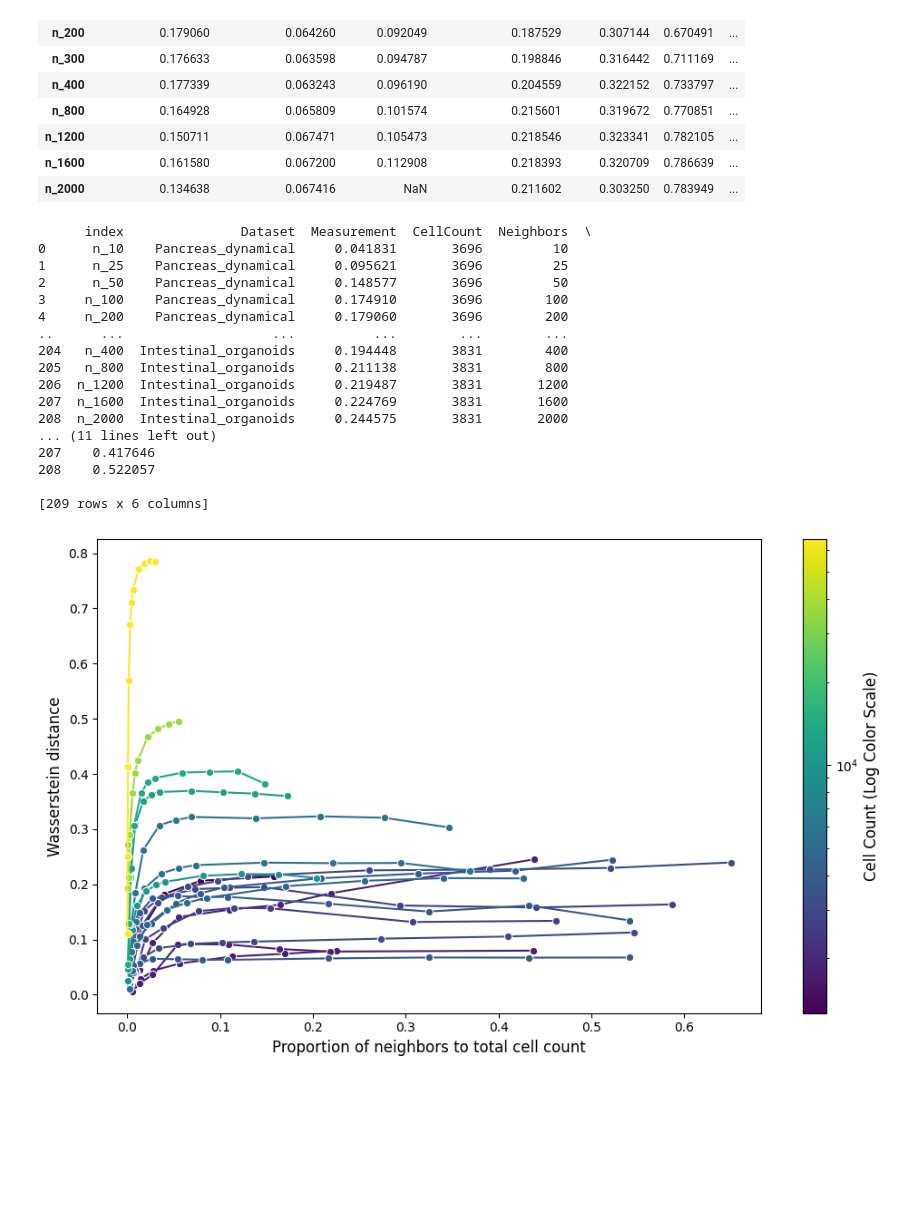
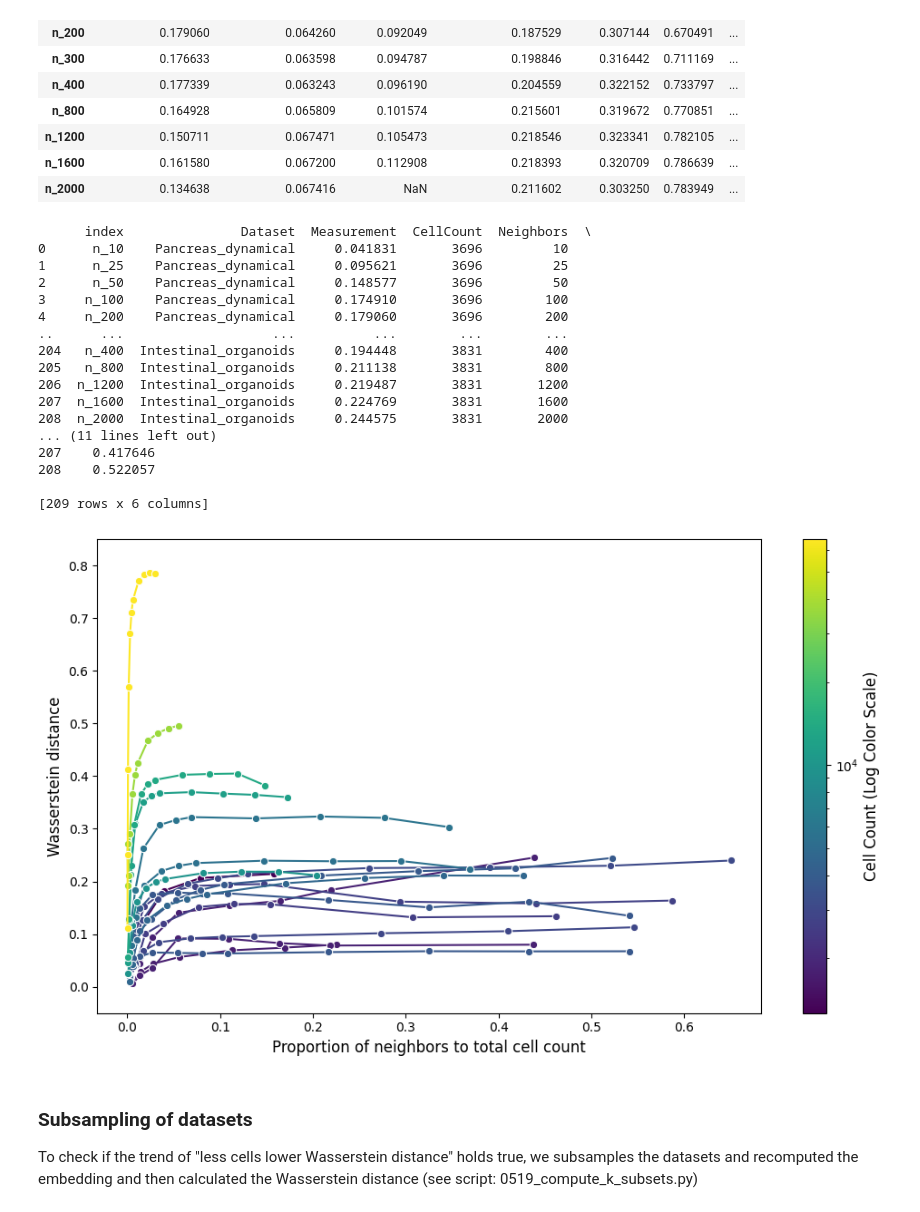
Before and after one commit to Johanna-Engeln/masterthesis_velocity, a Jupyter notebook: script/0427_differentK_influence.ipynb, the cells around one changed output. Drawn from its saved outputs; the diff is of its cells as text; code cells hidden in the pictures; blank space fills up the shorter version.

Commit message:
Updated the k influence to subsampling (fractioning and to one specific number of cells) and also added the coloring not based on the total cell number but also to the velocity genes

```diff
--- a/script/0427_differentK_influence.ipynb
+++ b/script/0427_differentK_influence.ipynb
@@ -210,31 +188,35 @@ ax = sns.lineplot(
 if ax.get_legend() is not None:
     ax.get_legend().remove()
 sm = plt.cm.ScalarMappable(cmap="viridis", norm=log_norm)
 sm.set_array([])
 cbar = plt.colorbar(sm, ax=ax)
 cbar.set_label('Cell Count (Log Color Scale)', fontsize=12)
 
 plt.ylabel('Wasserstein distance', fontsize=12)
 plt.xlabel('Proportion of neighbors to total cell count', fontsize=12)
+plt.ylim(-0.05, 0.85)
 
 plt.tight_layout()
 plt.show()
 # %% [output]
       index               Dataset  Measurement  CellCount  Neighbors  \
 0      n_10    Pancreas_dynamical     0.041831       3696         10
 1      n_25    Pancreas_dynamical     0.095621       3696         25
 2      n_50    Pancreas_dynamical     0.148577       3696         50
 3     n_100    Pancreas_dynamical     0.174910       3696        100
 4     n_200    Pancreas_dynamical     0.179060       3696        200
 ..      ...                   ...          ...        ...        ...
 204   n_400  Intestinal_organoids     0.194448       3831        400
 205   n_800  Intestinal_organoids     0.211138       3831        800
 206  n_1200  Intestinal_organoids     0.219487       3831       1200
 207  n_1600  Intestinal_organoids     0.224769       3831       1600
 208  n_2000  Intestinal_organoids     0.244575       3831       2000
 ... (11 lines left out)
 207    0.417646
 208    0.522057
 
 [209 rows x 6 columns]
-[figure, old version]
+[figure, new version]
+# %% [markdown]
+### Subsampling of datasets
+To check if the trend of "less cells lower Wasserstein distance" holds true, we subsamples the datasets and recomputed the embedding and then calculated the Wasserstein distance (see script: 0519_compute_k_subsets.py)
```
Also changed, not shown: parts of 17 cells of this notebook, 1 other file.
